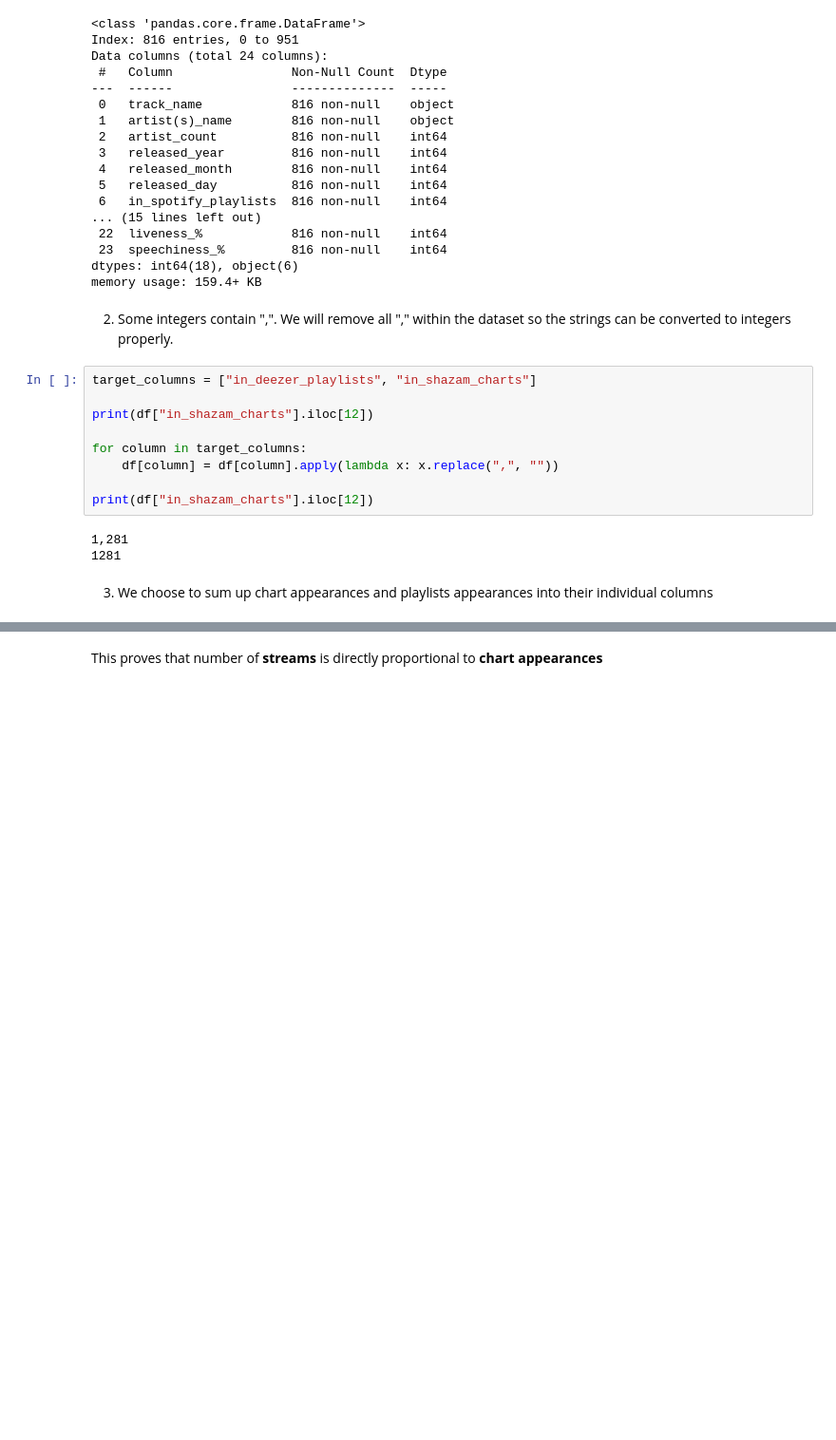
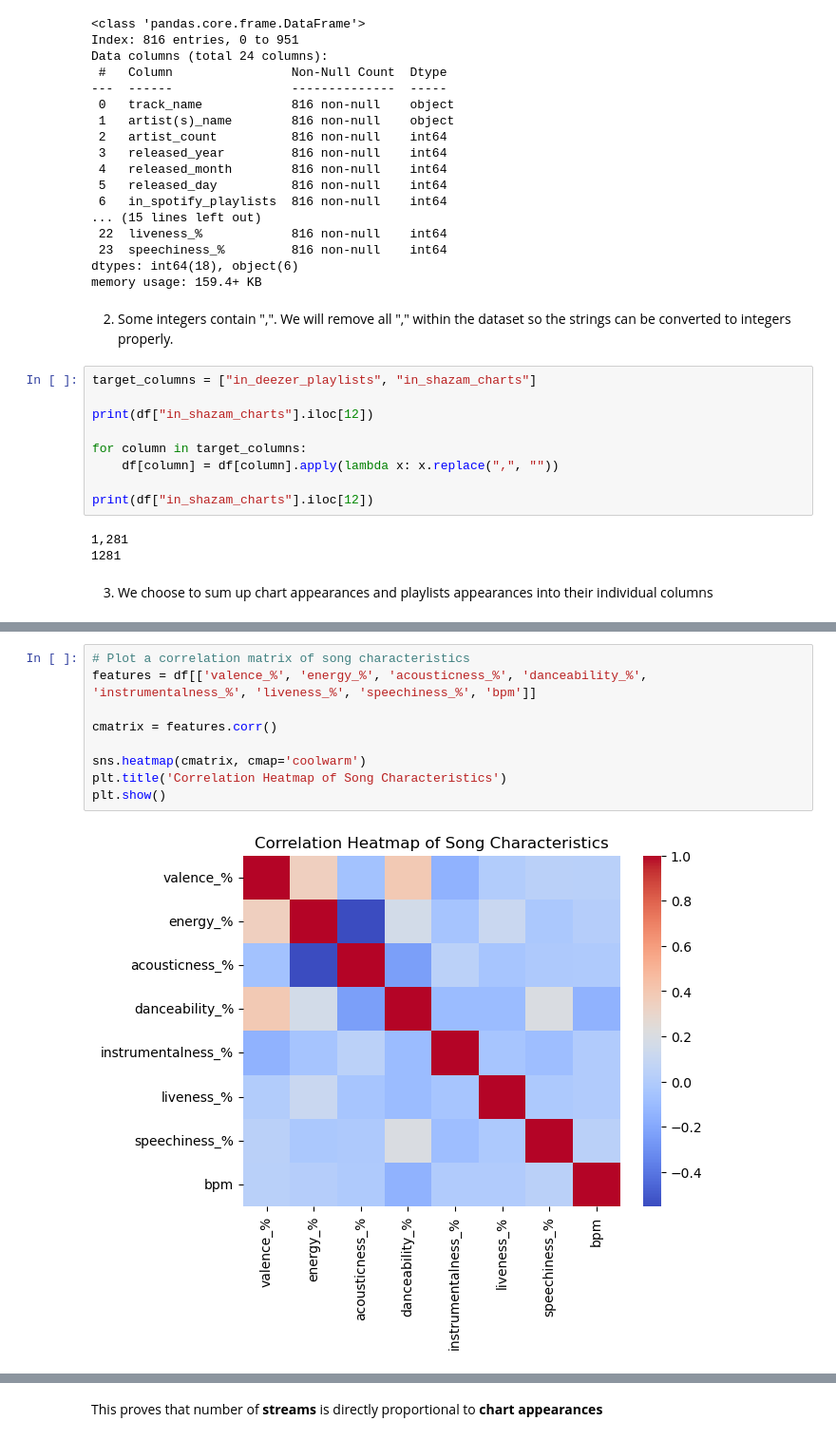
Before and after one commit to certificateofparticipation/VJCxTP-Hackathon-24, a Jupyter notebook: main.ipynb, the cells around one changed output, grey strips where cells are left out. Shown at 95% size. Saved outputs shown, nothing was run; the diff lists cells and outputs as text; blank space fills up the shorter version.

```diff
--- a/main.ipynb
+++ b/main.ipynb
@@ -114,0 +137,11 @@ plt.show()
+# %%
+# Plot a correlation matrix of song characteristics
+features = df[['valence_%', 'energy_%', 'acousticness_%', 'danceability_%', 'instrumentalness_%', 'liveness_%', 'speechiness_%', 'bpm']]
+
+cmatrix = features.corr()
+
+sns.heatmap(cmatrix, cmap='coolwarm')
+plt.title('Correlation Heatmap of Song Characteristics')
+plt.show()
+# %% [output]
+[figure, added]
```
Also changed, not shown: parts of 11 cells of this notebook.
